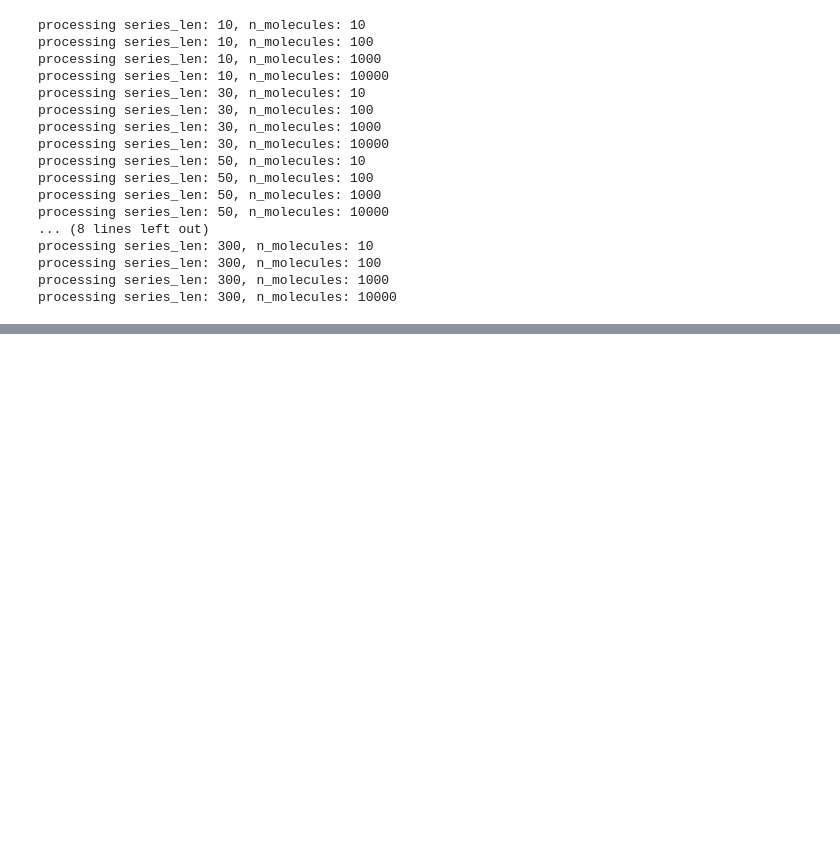
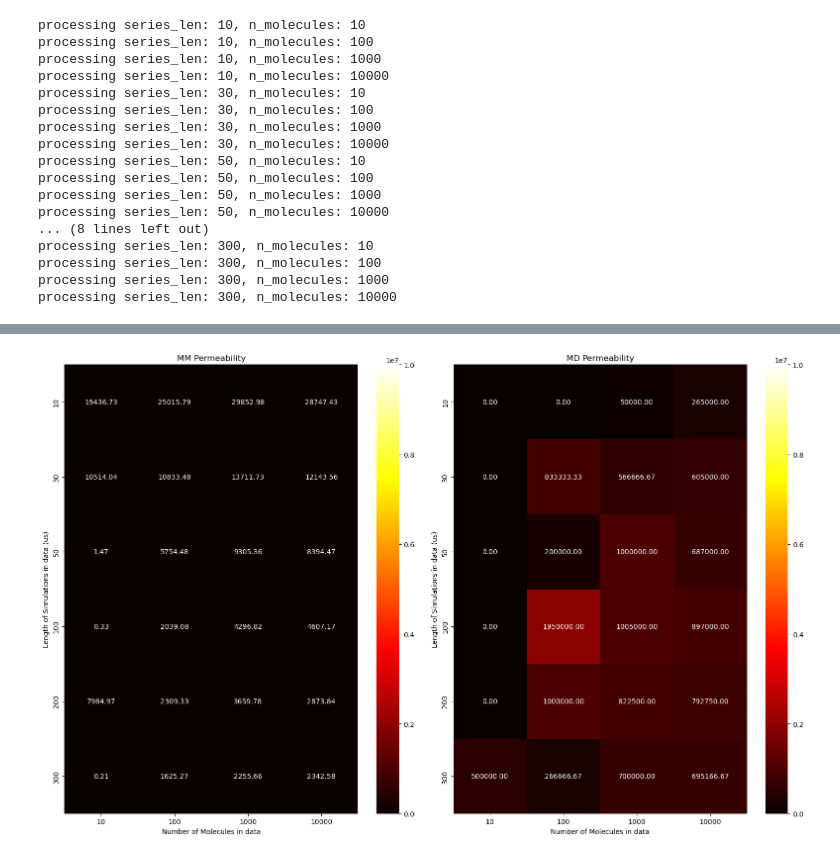
Before and after one commit to ravehlab/iMSM, a Jupyter notebook: 012_EXP_compare_efficiency.ipynb, the cells around one changed output, grey strips where cells are left out. Saved outputs shown, nothing was run; the diff lists cells and outputs as text; code cells hidden in the pictures; blank space fills up the shorter version.

```diff
--- a/012_EXP_compare_efficiency.ipynb
+++ b/012_EXP_compare_efficiency.ipynb
@@ -169,0 +321,18 @@ plt.show()
+# %%
+
+# generate md permiabilities
+md_perms = np.zeros((len(lengths), len(amounts)))
+for i, series_len in enumerate(lengths):
+    for j, n_molecules in enumerate(amounts):
+        print(f"processing series_len: {series_len}, n_molecules: {n_molecules}")
+
+        md_perm = md_permiability_from_path(traj_path='data/categorized/interactions-150-180-100ns.pickle',
+                                            n_sims=n_molecules,
+                                            sim_length=series_len,
+                                            bottom_states=bottom_states,
+                                            top_states=top_states)
+
+        md_perms[i, j] = md_perm
+        print(md_perm, end=" ")
+with open(f"data/permiabilities/md-permiabilities.pickle", "wb") as f:
+    pickle.dump(md_perms, f)
@@ -169,0 +357,31 @@ plt.show()
+# %%
+# visualize permiabilities
+
+with open(f"data/permiabilities/mm-permiabilities-fast.pickle", "rb") as f:
+    mm_perms = pickle.load(f)
+with open(f"data/permiabilities/md-permiabilities.pickle", "rb") as f:
+    md_perms = pickle.load(f)
+
+# Setting up the figure
+plt.figure(figsize=(16, 10))
+
+# First heatmap - MM Permeability
+plt.subplot(1, 2, 1)
+ax1 = sns.heatmap(mm_perms, cmap='hot', annot=True, fmt=".2f",
+                 xticklabels=amounts, yticklabels=lengths, vmin=0, vmax=1e7)
+plt.xlabel('Number of Molecules in data')
+plt.ylabel('Length of Simulations in data (us)')
+plt.title('MM Permeability')
+
+# Second heatmap - MD Permeability
+plt.subplot(1, 2, 2)
+ax2 = sns.heatmap(md_perms, cmap='hot', annot=True, fmt=".2f",
+                 xticklabels=amounts, yticklabels=lengths, vmin=0, vmax=1e7)
+plt.xlabel('Number of Molecules in data')
+plt.ylabel('Length of Simulations in data (us)')
+plt.title('MD Permeability')
+
+plt.tight_layout()
+plt.show()
+# %% [output]
+[figure, added]
```
Also changed, not shown: parts of 13 cells of this notebook, 11 other files.
